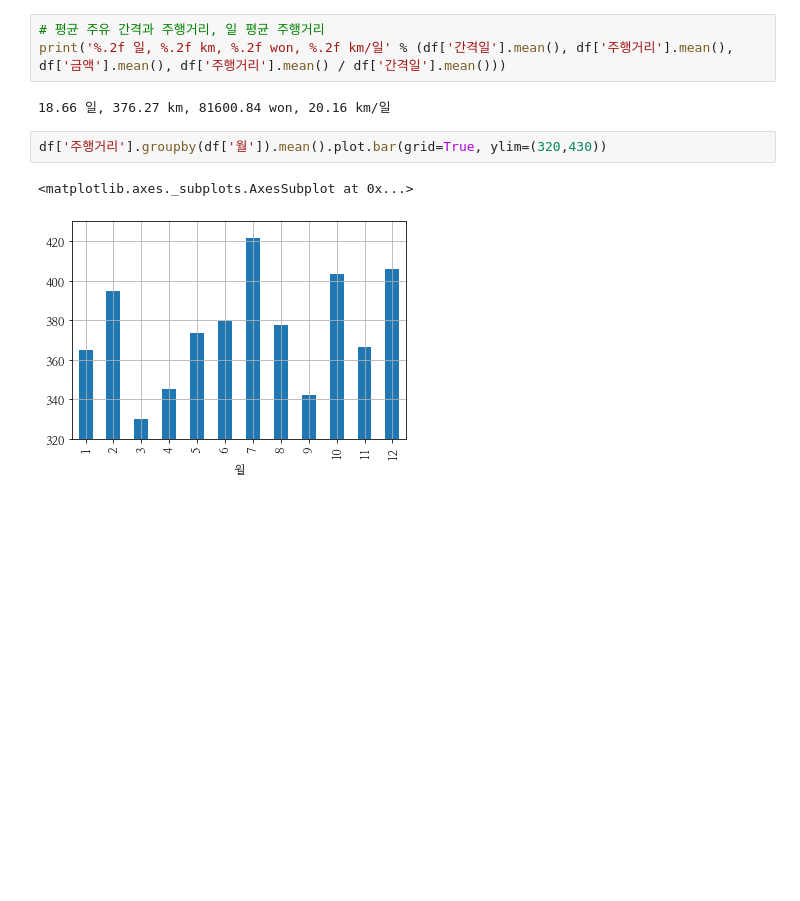
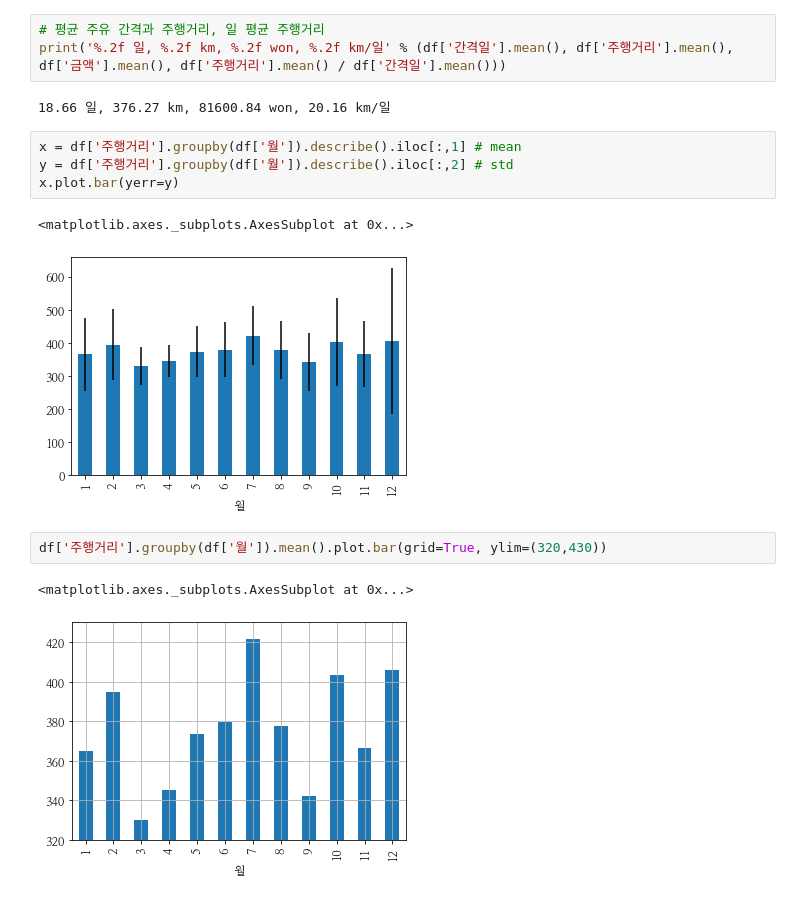
Before and after one commit to hvyrain/bigprobasic, a Jupyter notebook: 모두의데이터분석_Pandas_연비계산.ipynb, the cells around one changed output. Cells and saved outputs as stored; diff of their text form; blank space fills up the shorter version.

```diff
--- a/모두의데이터분석_Pandas_연비계산.ipynb
+++ b/모두의데이터분석_Pandas_연비계산.ipynb
@@ -91,6 +103,13 @@ df
 print('%.2f 일, %.2f km, %.2f won, %.2f km/일' % (df['간격일'].mean(), df['주행거리'].mean(), df['금액'].mean(), df['주행거리'].mean() / df['간격일'].mean()))
 # %% [output]
 18.66 일, 376.27 km, 81600.84 won, 20.16 km/일
+# %%
+x = df['주행거리'].groupby(df['월']).describe().iloc[:,1] # mean
+y = df['주행거리'].groupby(df['월']).describe().iloc[:,2] # std
+x.plot.bar(yerr=y)
+# %% [output]
+<matplotlib.axes._subplots.AxesSubplot at 0x...>
+[figure, added]
 # %%
 df['주행거리'].groupby(df['월']).mean().plot.bar(grid=True, ylim=(320,430))
 # %% [output]
```
Also changed, not shown: parts of 1 cell of this notebook.
